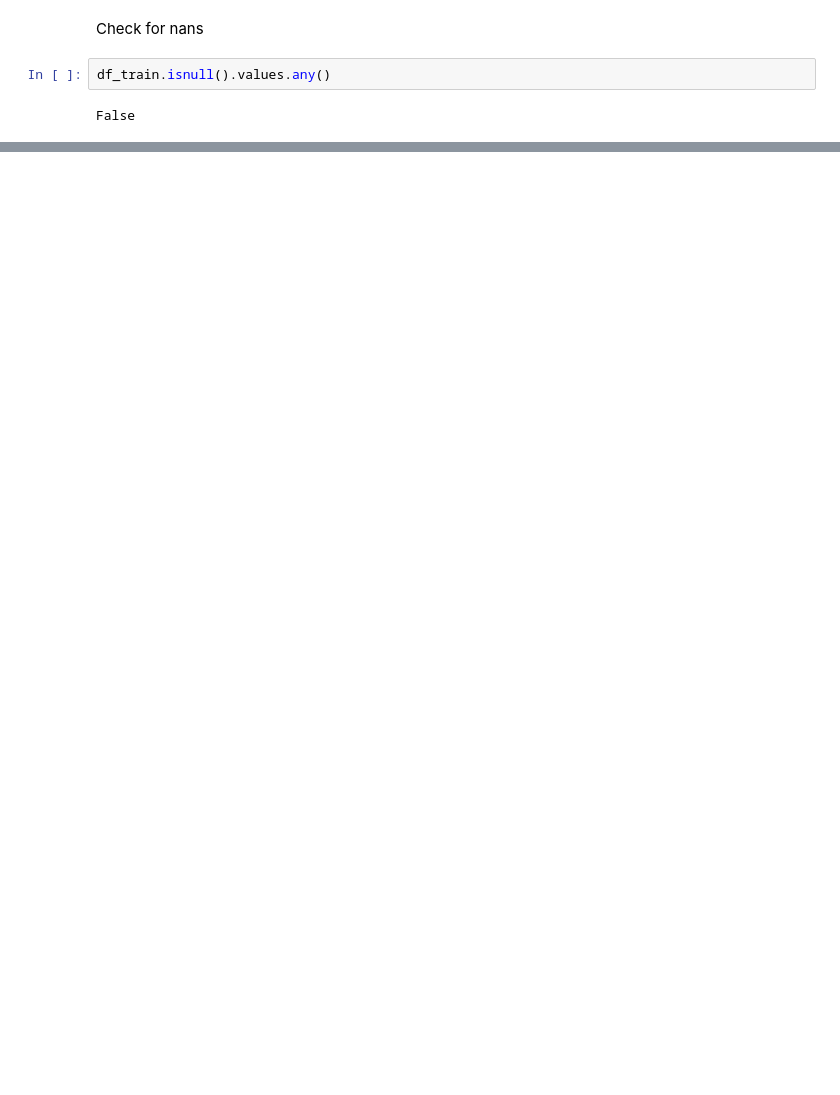
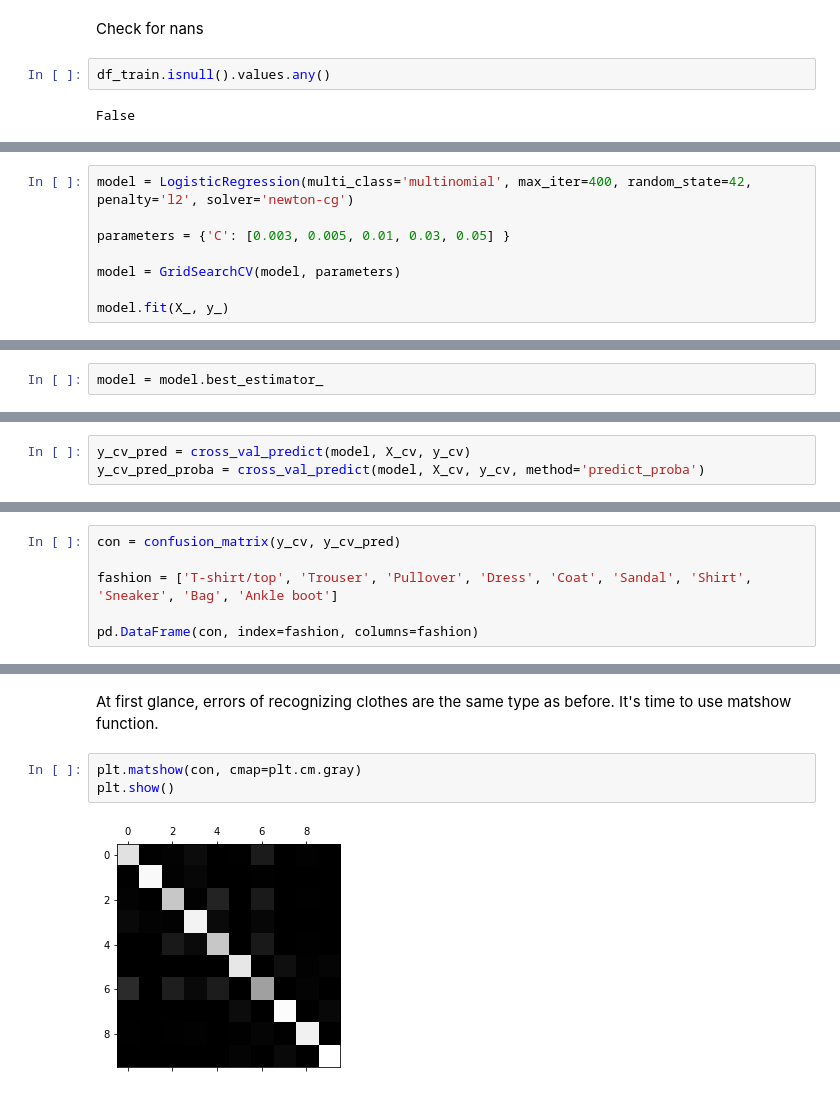
Before and after one commit to ArkadiuszSlowik/fashion-classification, a Jupyter notebook: fashion_classification.ipynb, the cells around one changed output, grey strips where cells are left out. Saved outputs shown, nothing was run; the diff lists cells and outputs as text; blank space fills up the shorter version.

```diff
--- a/fashion_classification.ipynb
+++ b/fashion_classification.ipynb
@@ -104,0 +313,8 @@ for col in df_train:
+# %%
+model = LogisticRegression(multi_class='multinomial', max_iter=400, random_state=42, penalty='l2', solver='newton-cg')
+
+parameters = {'C': [0.003, 0.005, 0.01, 0.03, 0.05] }
+
+model = GridSearchCV(model, parameters)
+
+model.fit(X_, y_)
@@ -104,0 +330,2 @@ for col in df_train:
+# %%
+model = model.best_estimator_
@@ -104,0 +334,3 @@ for col in df_train:
+# %%
+y_cv_pred = cross_val_predict(model, X_cv, y_cv)
+y_cv_pred_proba = cross_val_predict(model, X_cv, y_cv, method='predict_proba')
@@ -104,0 +347,6 @@ for col in df_train:
+# %%
+con = confusion_matrix(y_cv, y_cv_pred)
+
+fashion = ['T-shirt/top', 'Trouser', 'Pullover', 'Dress', 'Coat', 'Sandal', 'Shirt', 'Sneaker', 'Bag', 'Ankle boot']
+
+pd.DataFrame(con, index=fashion, columns=fashion)
@@ -104,0 +365,7 @@ for col in df_train:
+# %% [markdown]
+At first glance, errors of recognizing clothes are the same type as before. It's time to use matshow function.
+# %%
+plt.matshow(con, cmap=plt.cm.gray)
+plt.show()
+# %% [output]
+[figure, added]
```
Also changed, not shown: parts of 53 cells of this notebook, 1 other file.
